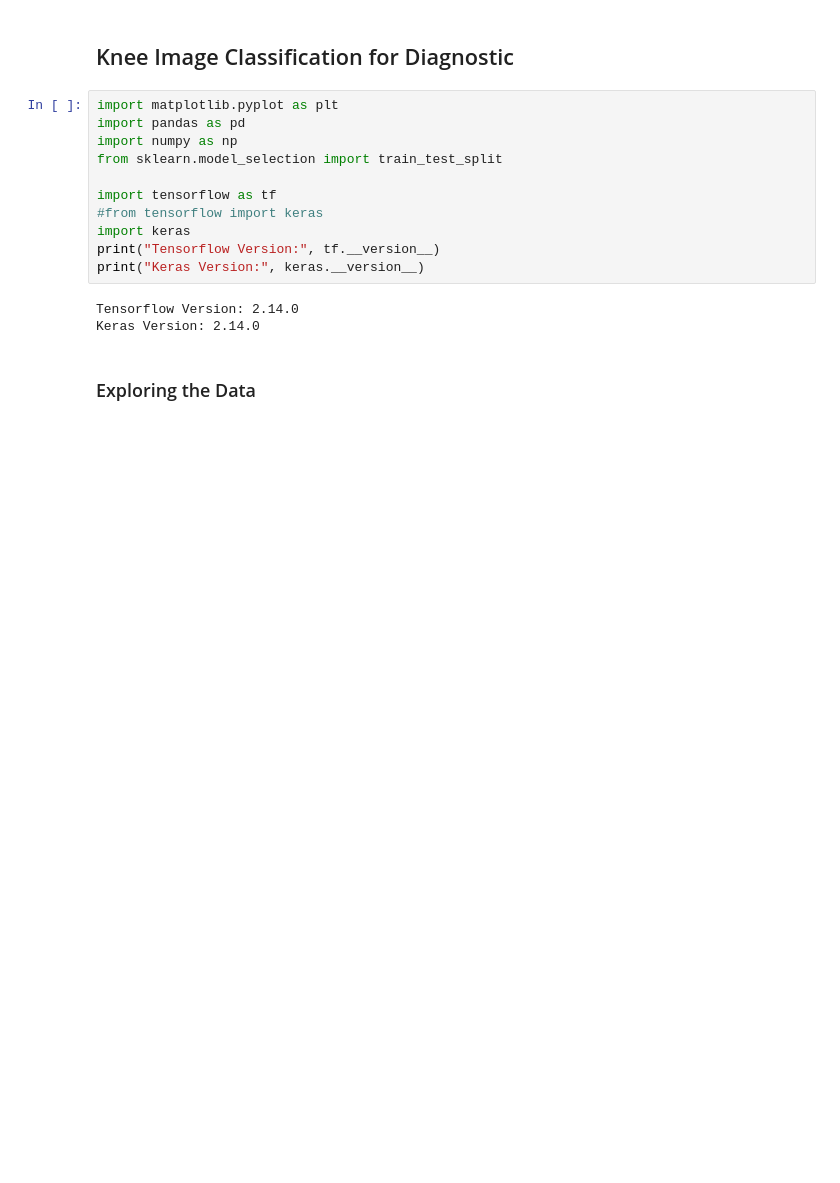
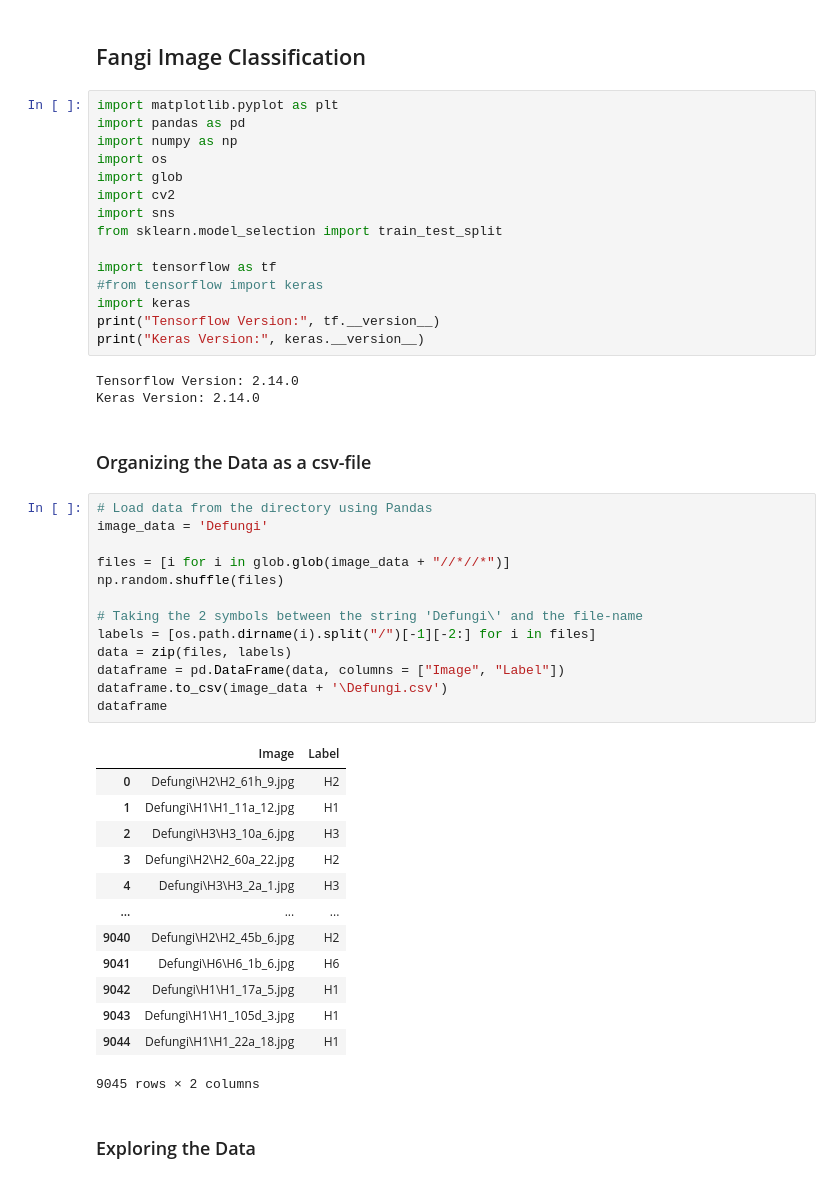
Before and after one commit to OlgaTorgashova/fungus-classification, a Jupyter notebook: EE258_Project.ipynb, the cells around one changed output. Saved outputs shown, nothing was run; the diff lists cells and outputs as text; blank space fills up the shorter version.

```diff
--- a/EE258_Project.ipynb
+++ b/EE258_Project.ipynb
@@ -1,9 +1,13 @@
 # %% [markdown]
-## Knee Image Classification for Diagnostic
+## Fangi Image Classification
 # %%
 import matplotlib.pyplot as plt
 import pandas as pd
 import numpy as np
+import os
+import glob
+import cv2
+import sns
 from sklearn.model_selection import train_test_split
 
 import tensorflow as tf
@@ -14,6 +18,35 @@ print("Keras Version:", keras.__version__)
 # %% [output]
 Tensorflow Version: 2.14.0
 Keras Version: 2.14.0
+# %% [markdown]
+### Organizing the Data as a csv-file
+# %%
+# Load data from the directory using Pandas
+image_data = 'Defungi'
+
+files = [i for i in glob.glob(image_data + "//*//*")]
+np.random.shuffle(files)
+
+# Taking the 2 symbols between the string 'Defungi\' and the file-name
+labels = [os.path.dirname(i).split("/")[-1][-2:] for i in files]
+data = zip(files, labels)
+dataframe = pd.DataFrame(data, columns = ["Image", "Label"])
+dataframe.to_csv(image_data + '\Defungi.csv')
+dataframe
+# %% [output]
+|  | Image | Label |
+| 0 | Defungi\H2\H2_61h_9.jpg | H2 |
+| 1 | Defungi\H1\H1_11a_12.jpg | H1 |
+| 2 | Defungi\H3\H3_10a_6.jpg | H3 |
+| 3 | Defungi\H2\H2_60a_22.jpg | H2 |
+| 4 | Defungi\H3\H3_2a_1.jpg | H3 |
+| ... | ... | ... |
+| 9040 | Defungi\H2\H2_45b_6.jpg | H2 |
+| 9041 | Defungi\H6\H6_1b_6.jpg | H6 |
+| 9042 | Defungi\H1\H1_17a_5.jpg | H1 |
+| 9043 | Defungi\H1\H1_105d_3.jpg | H1 |
+| 9044 | Defungi\H1\H1_22a_18.jpg | H1 |
+9045 rows × 2 columns
 # %% [markdown]
 ### Exploring the Data
 # %%
```
Also changed, not shown: parts of 10 cells of this notebook.
